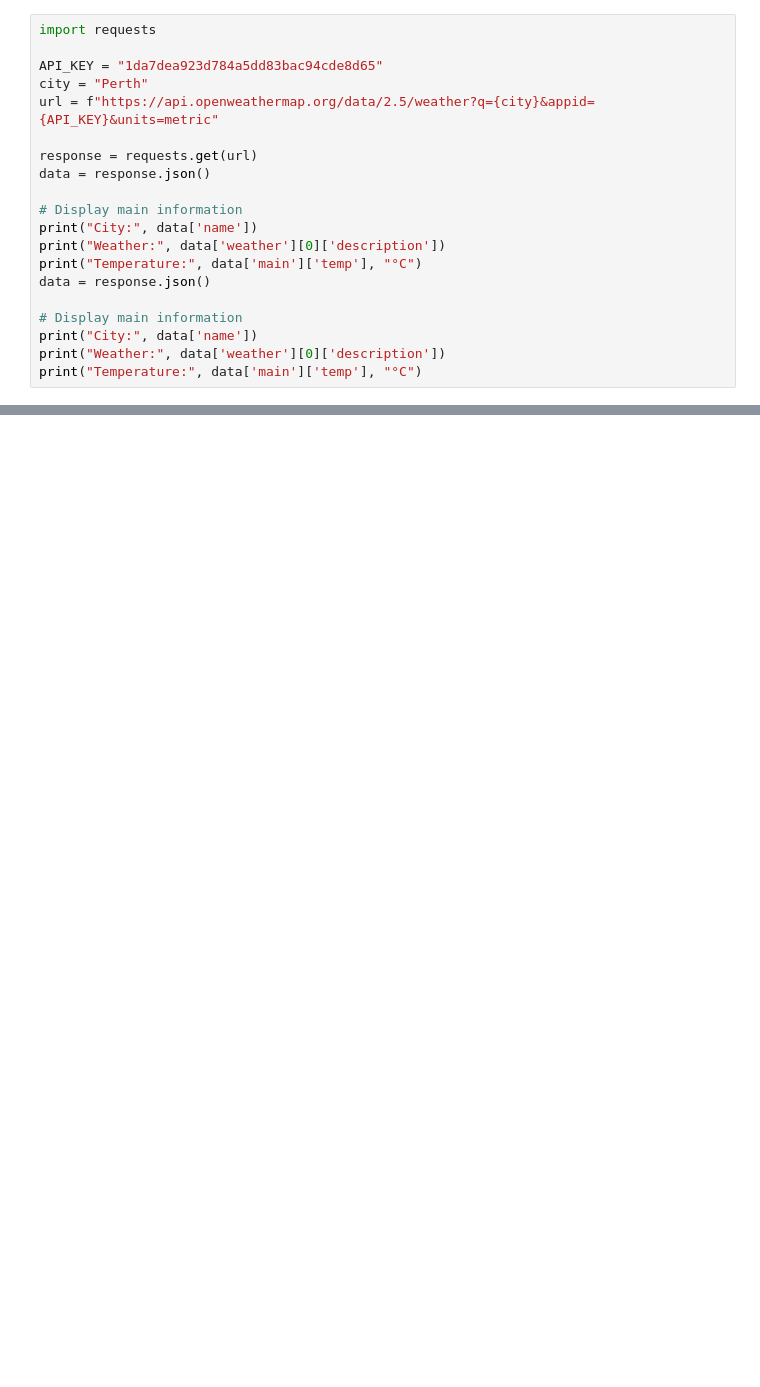
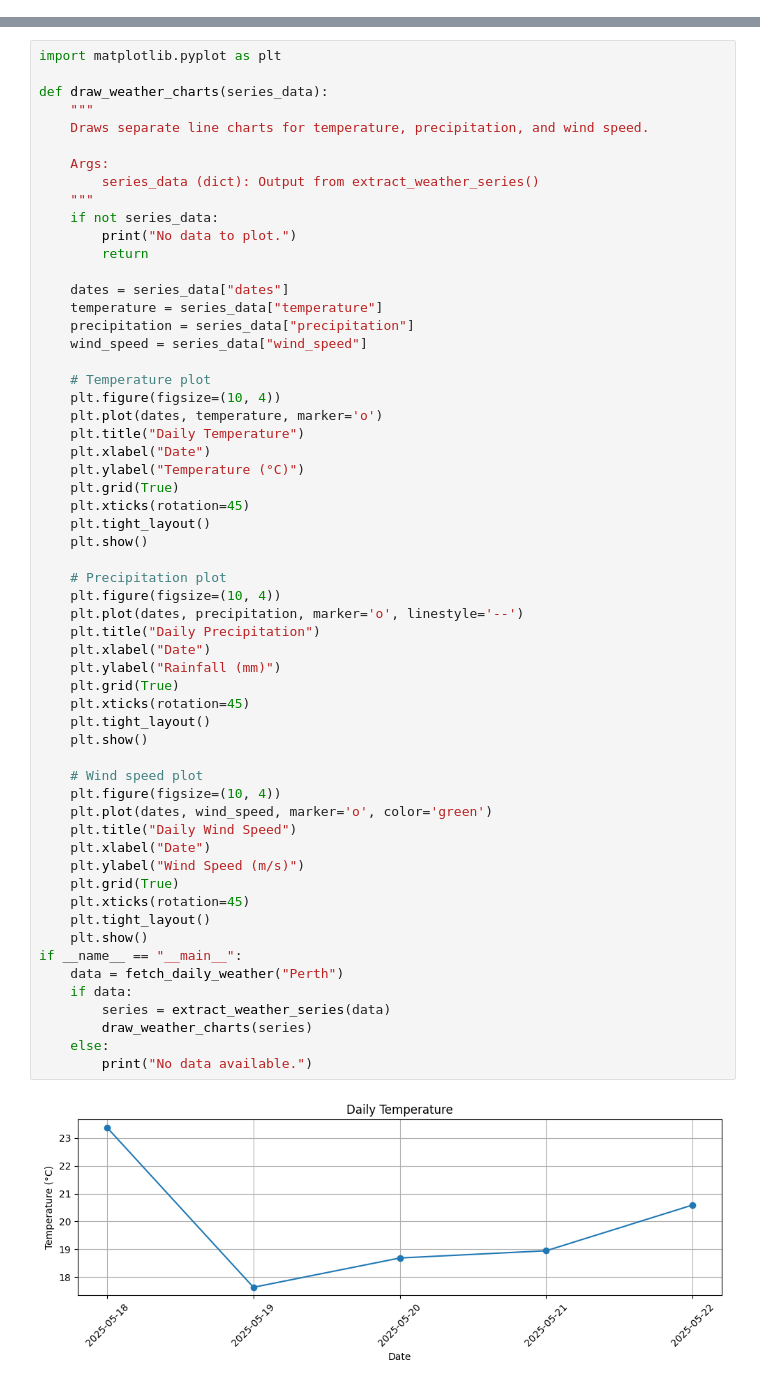
Before and after one commit to Chovy-Culver/weatherwise-Chufengsheng-Zheng-doe, a Jupyter notebook: WeatherWise.ipynb, the cells around one changed output, grey strips where cells are left out. Saved outputs shown, nothing was run; the diff lists cells and outputs as text; blank space fills up the shorter version.

Commit message:
get data, capture date and draw picture

```diff
--- a/WeatherWise.ipynb
+++ b/WeatherWise.ipynb
@@ -1,22 +1,2 @@
 # %% [markdown]
 <a href="https://colab.research.google.com/github/Chovy-Culver/weatherwise-Chufengsheng-Zheng-doe/blob/main/WeatherWise.ipynb" target="_parent"><img src="https://colab.research.google.com/assets/colab-badge.svg" alt="Open In Colab"/></a>
-# %%
-import requests
-
-API_KEY = "1da7dea923d784a5dd83bac94cde8d65"
-city = "Perth"
-url = f"https://api.openweathermap.org/data/2.5/weather?q={city}&appid={API_KEY}&units=metric"
-
-response = requests.get(url)
-data = response.json()
-
-# Display main information
-print("City:", data['name'])
-print("Weather:", data['weather'][0]['description'])
-print("Temperature:", data['main']['temp'], "°C")
-data = response.json()
-
-# Display main information
-print("City:", data['name'])
-print("Weather:", data['weather'][0]['description'])
-print("Temperature:", data['main']['temp'], "°C")
@@ -29,0 +151,60 @@ Temperature: 17.03 °C
+# %%
+import matplotlib.pyplot as plt
+
+def draw_weather_charts(series_data):
+    """
+    Draws separate line charts for temperature, precipitation, and wind speed.
+
+    Args:
+        series_data (dict): Output from extract_weather_series()
+    """
+    if not series_data:
+        print("No data to plot.")
+        return
+
+    dates = series_data["dates"]
+    temperature = series_data["temperature"]
+    precipitation = series_data["precipitation"]
+    wind_speed = series_data["wind_speed"]
+
+    # Temperature plot
+    plt.figure(figsize=(10, 4))
+    plt.plot(dates, temperature, marker='o')
+    plt.title("Daily Temperature")
+    plt.xlabel("Date")
+    plt.ylabel("Temperature (°C)")
+    plt.grid(True)
+    plt.xticks(rotation=45)
+    plt.tight_layout()
+    plt.show()
+
+    # Precipitation plot
+    plt.figure(figsize=(10, 4))
+    plt.plot(dates, precipitation, marker='o', linestyle='--')
+    plt.title("Daily Precipitation")
+    plt.xlabel("Date")
+    plt.ylabel("Rainfall (mm)")
+    plt.grid(True)
+    plt.xticks(rotation=45)
+    plt.tight_layout()
+    plt.show()
+
+    # Wind speed plot
+    plt.figure(figsize=(10, 4))
+    plt.plot(dates, wind_speed, marker='o', color='green')
+    plt.title("Daily Wind Speed")
+    plt.xlabel("Date")
+    plt.ylabel("Wind Speed (m/s)")
+    plt.grid(True)
+    plt.xticks(rotation=45)
+    plt.tight_layout()
+    plt.show()
+if __name__ == "__main__":
+    data = fetch_daily_weather("Perth")
+    if data:
+        series = extract_weather_series(data)
+        draw_weather_charts(series)
+    else:
+        print("No data available.")
+# %% [output]
+[figure, added]
```
Also changed, not shown: parts of 4 cells of this notebook.
